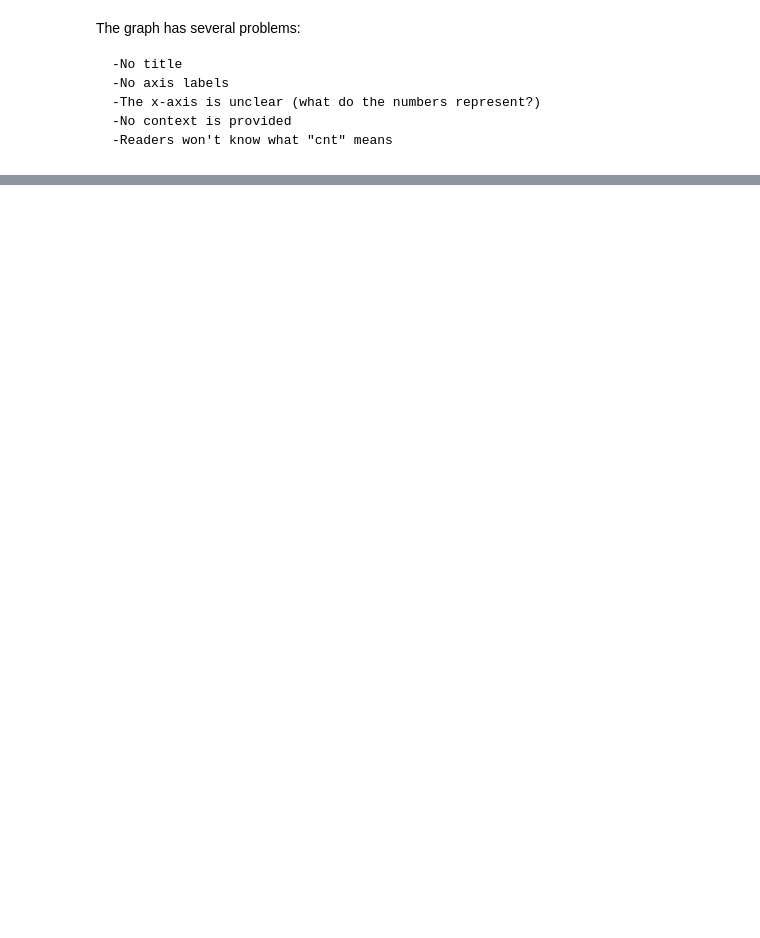
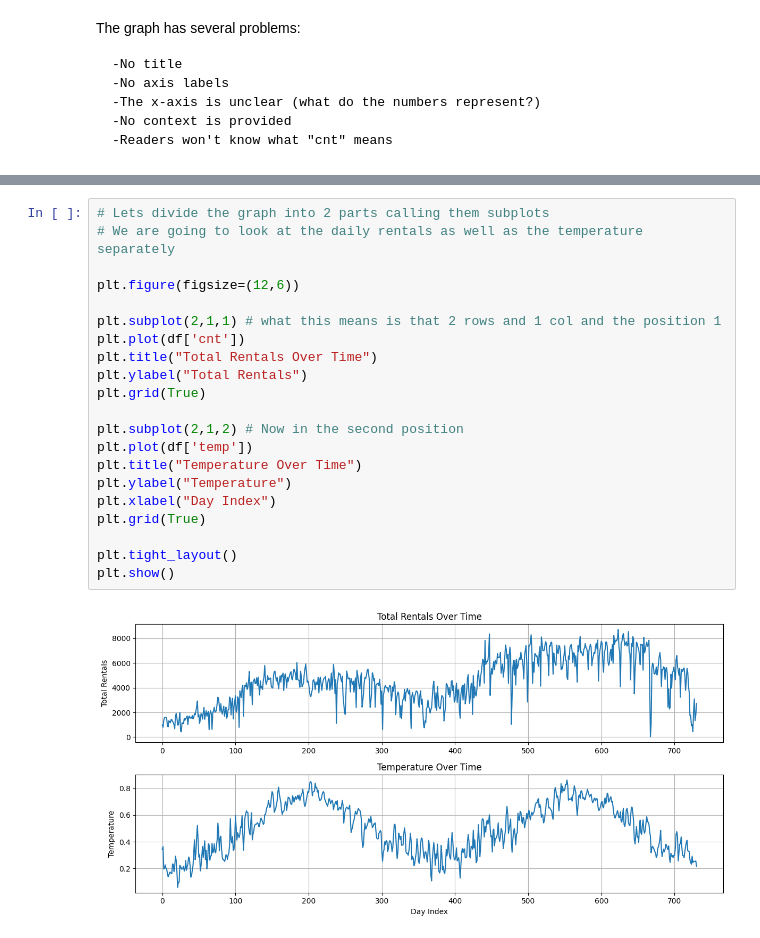
Before and after one commit to NaseefNazrul/DataScience_Learning, a Jupyter notebook: Learning/3_Visualization/learning.ipynb, the cells around one changed output, grey strips where cells are left out. Drawn from its saved outputs; the diff is of its cells as text; blank space fills up the shorter version.

```diff
--- a/Learning/3_Visualization/learning.ipynb
+++ b/Learning/3_Visualization/learning.ipynb
@@ -123,0 +137,23 @@ plt.show()
+# %%
+# Lets divide the graph into 2 parts calling them subplots
+# We are going to look at the daily rentals as well as the temperature separately
+
+plt.figure(figsize=(12,6))
+
+plt.subplot(2,1,1) # what this means is that 2 rows and 1 col and the position 1
+plt.plot(df['cnt'])
+plt.title("Total Rentals Over Time")
+plt.ylabel("Total Rentals")
+plt.grid(True)
+
+plt.subplot(2,1,2) # Now in the second position
+plt.plot(df['temp'])
+plt.title("Temperature Over Time")
+plt.ylabel("Temperature")
+plt.xlabel("Day Index")
+plt.grid(True)
+
+plt.tight_layout()
+plt.show()
+# %% [output]
+[figure, added]
```
Also changed, not shown: parts of 6 cells of this notebook.
